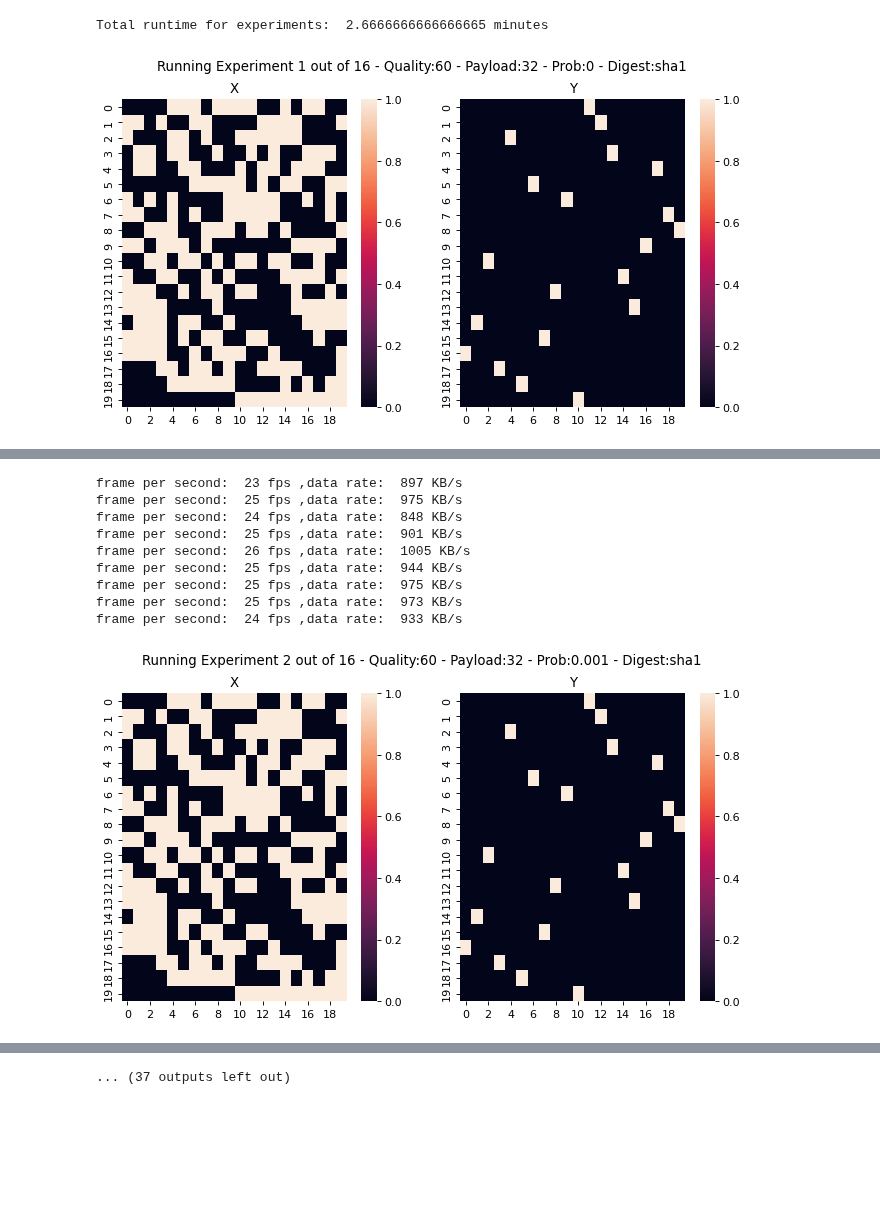
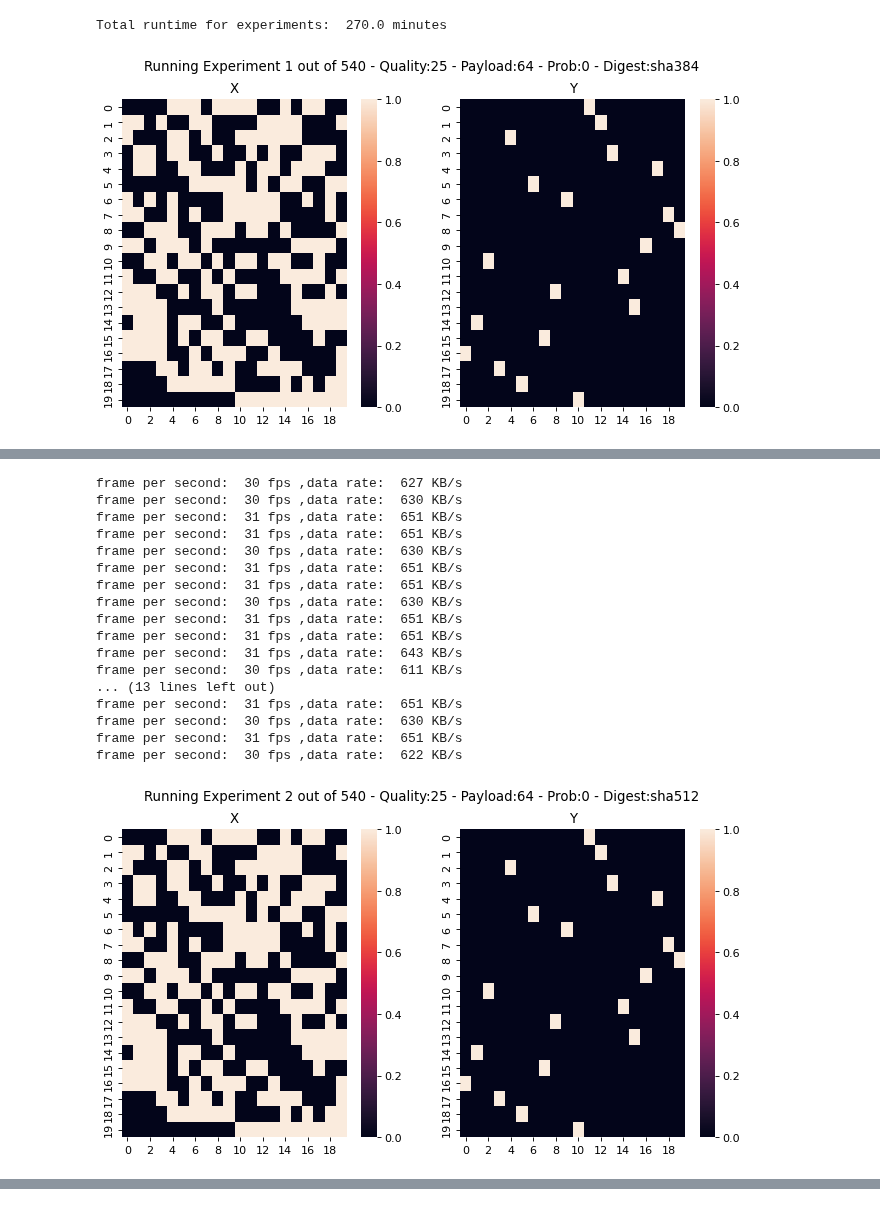
Before and after one commit to mkashani-phd/OptiMAC, a Jupyter notebook: UDP Demo/tx.ipynb, the cells around one changed output, grey strips where cells are left out. Saved outputs shown, nothing was run; the diff lists cells and outputs as text; code cells hidden in the pictures; blank space fills up the shorter version.

```diff
--- a/UDP Demo/tx.ipynb
+++ b/UDP Demo/tx.ipynb
@@ -132,22 +132,22 @@ PORT = 23422
 
 
 ################# number of experimnets ###############
-# qualities = [30, 60, 95]
-# payloads_size = [32, 128, 256, 1024]
-# attack_probabilities = [0, 0.001, 0.05, 0.1, 0.2, 0.3]
+qualities = [25, 75]
+payload_sizes = [64, 128, 1024]
+attack_probabilities = [0, 0.05, 0.1, 0.2, 0.3]
 
-qualities = [60]
-payload_sizes = [32, 128]
-attack_probabilities = [0, 0.001]
+# qualities = [60]
+# payload_sizes = [32, 128]
+# attack_probabilities = [0, 0.001]
 
-digets = ['sha1']
-Duration = 10 # Seconds
+digets = ['sha384', 'sha512']
+Duration = 30 # Seconds
 exp = utils.Load_Experiments("../Examples/Xs.pkl")
 #######################################################
 
 total_number_of_experiments = 0
 for i in range(len(exp)):
-    if not(exp[i]['parameters']['m_nr'] == 20 and exp[i]['parameters']['t_nr'] == 20):
+    if not(exp[i]['parameters']['m_nr'] == 20 and exp[i]['parameters']['t_nr'] == 20) :
         continue
     if np.array_equal(np.array(exp[i]['results']['X']),np.ones(np.array(exp[i]['results']['X']).shape)) or exp[i]['parameters']['q'] != 1:
         continue
@@ -176,32 +176,33 @@ for i in range(len(exp)):
             for attack_prob in attack_probabilities:
                 for digest in digets:
 
                     param = {}
                     param['X'] = X.tolist()
                     param['Y'] = Y.tolist()
                     param['KEY'] = "key"
                     param['DIGESTMOD'] = digest
                     param['PAYLOAD_SIZE_BYTE'] = payload_size
                     param['QUALITY'] = quality
                     param['ATTACK_PROBABILITY'] = attack_prob
                     param['DURATION'] = Duration
 
                     plt.figure(figsize = (10,5), dpi=80)
                     plt.subplot(1, 2, 1)
                     sns.heatmap(param['X'])
                     plt.title('X')
                     plt.subplot(1, 2, 2)
                     try:
                         sns.heatmap(param['Y'])
                         plt.title('Y')
                     except:
                         pass
                     cnt += 1
                     plt.suptitle(f'Running Experiment {cnt} out of {total_number_of_experiments}' + ' - Quality:' + str(quality) + ' - Payload:' + str(payload_size) + ' - Prob:' + str(attack_prob) + ' - Digest:' + digest)
                     plt.show()
 
                     tx_param(IP, PORT, param)
                     run_experiment(IP, PORT, param)
+                    time.sleep(1)
 # %% [output]
-Total runtime for experiments:  2.6666666666666665 minutes
+Total runtime for experiments:  270.0 minutes
-[figure, old version]
+[figure, new version]
@@ -209,10 +210,18 @@ Total runtime for experiments:  2.6666666666666665 minutes
-frame per second:  23 fps ,data rate:  897 KB/s
-frame per second:  25 fps ,data rate:  975 KB/s
-frame per second:  24 fps ,data rate:  848 KB/s
-frame per second:  25 fps ,data rate:  901 KB/s
-frame per second:  26 fps ,data rate:  1005 KB/s
-frame per second:  25 fps ,data rate:  944 KB/s
-frame per second:  25 fps ,data rate:  975 KB/s
-frame per second:  25 fps ,data rate:  973 KB/s
-frame per second:  24 fps ,data rate:  933 KB/s
+frame per second:  30 fps ,data rate:  627 KB/s
+frame per second:  30 fps ,data rate:  630 KB/s
+frame per second:  31 fps ,data rate:  651 KB/s
+frame per second:  31 fps ,data rate:  651 KB/s
+frame per second:  30 fps ,data rate:  630 KB/s
+frame per second:  31 fps ,data rate:  651 KB/s
+frame per second:  31 fps ,data rate:  651 KB/s
+frame per second:  30 fps ,data rate:  630 KB/s
+frame per second:  31 fps ,data rate:  651 KB/s
+frame per second:  31 fps ,data rate:  651 KB/s
+frame per second:  31 fps ,data rate:  643 KB/s
+frame per second:  30 fps ,data rate:  611 KB/s
+... (13 lines left out)
+frame per second:  31 fps ,data rate:  651 KB/s
+frame per second:  30 fps ,data rate:  630 KB/s
+frame per second:  31 fps ,data rate:  651 KB/s
+frame per second:  30 fps ,data rate:  622 KB/s
-[figure, old version]
+[figure, new version]
@@ -242 +264,0 @@ frame per second:  31 fps ,data rate:  1234 KB/s
-... (37 outputs left out)
```
Also changed, not shown: parts of 2 cells of this notebook.
